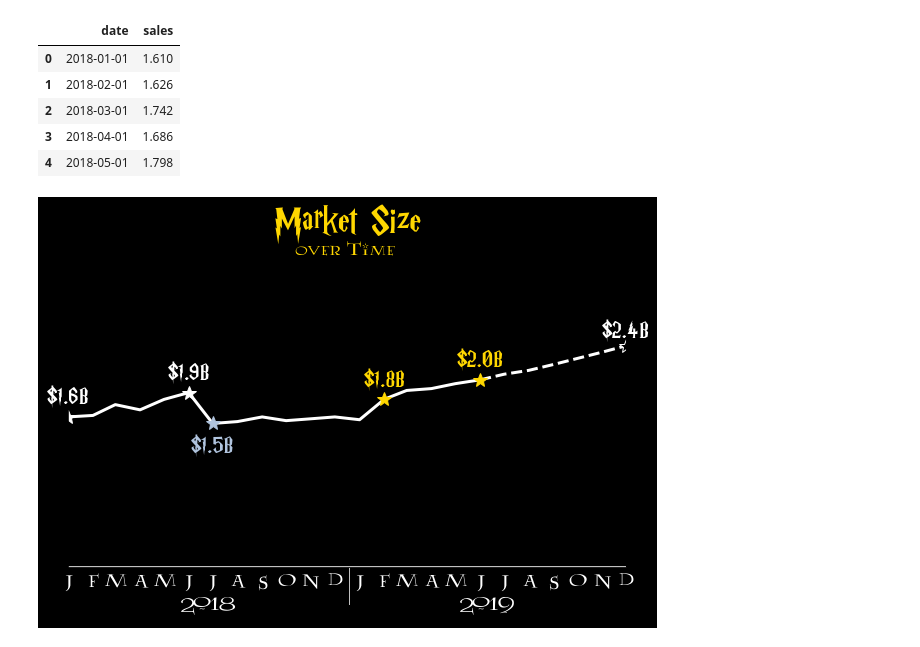
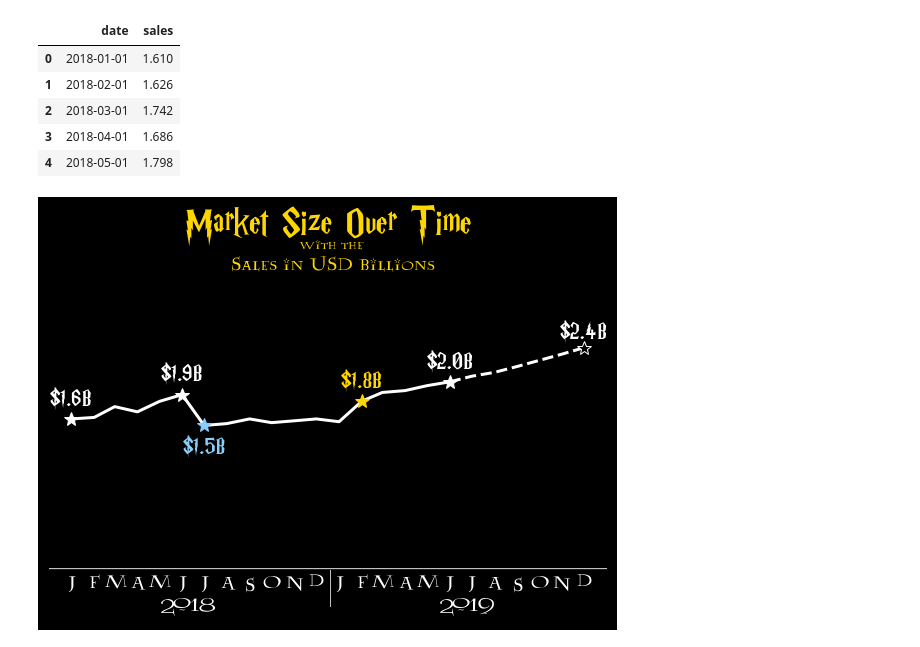
Before and after one commit to SmellsLikeCake/storytelling-with-data, a Jupyter notebook: branding-challenge/harry-potter.ipynb, the cells around one changed output. Drawn from its saved outputs; the diff is of its cells as text; code cells hidden in the pictures.

Commit message:
added data point labels, second x axis and footer

```diff
--- a/branding-challenge/harry-potter.ipynb
+++ b/branding-challenge/harry-potter.ipynb
@@ -14,7 +14,10 @@ prop1 = fm.FontProperties(fname='/Library/Fonts/HarryP.ttf', size=40)
 prop1a = fm.FontProperties(fname='/Library/Fonts/HarryP.ttf', size=23)
 prop2 = fm.FontProperties(fname='/Library/Fonts/Cochin.ttc', size=20)
 prop3 = fm.FontProperties(fname='/Library/Fonts/Lumos.ttf', size=20)
-prop3a = fm.FontProperties(fname='/Library/Fonts/Lumos.ttf', size=10)
+prop3a = fm.FontProperties(fname='/Library/Fonts/Lumos.ttf', size=15)
+prop3b = fm.FontProperties(fname='/Library/Fonts/Lumos.ttf', size=22)
+prop3c = fm.FontProperties(fname='/Library/Fonts/Lumos.ttf', size=35)
+
 
 fig, ax = plt.subplots(figsize=(7,4))
 df.iloc[::-1].plot(kind='barh', legend = False, ax=ax)
@@ -79,7 +82,7 @@ data.loc[0, 'stable'] = data.loc[0, 'sales']
 data.loc[5, 'stable'] = data.loc[5, 'sales']
 data.loc[6, 'down'] = data.loc[6, 'sales']
 data.loc[13, 'up'] = data.loc[13, 'sales']
-data.loc[17, 'up'] = data.loc[17, 'sales']
+data.loc[17, 'stable'] = data.loc[17, 'sales']
 data.loc[23, 'future'] = data.loc[23, 'sales']
 # %%
 fig, ax = plt.subplots(figsize=(10, 6))
@@ -93,7 +96,7 @@ ax.plot(data.loc[data['date'] >= '2019-06-01', 'date'],
         data.loc[data['date'] >= '2019-06-01', 'sales'],
         color='white', linestyle='--', linewidth=3)
 ax.plot(data['date'], data['stable'], '*', color='white', markersize=15)
-ax.plot(data['date'], data['down'], '*', color='lightsteelblue', markersize=15)
+ax.plot(data['date'], data['down'], '*', color='lightskyblue', markersize=15)
 ax.plot(data['date'], data['up'], '*', color='gold', markersize=15)
 ax.plot(data['date'], data['future'], '*', markeredgecolor='white', markerfacecolor='black', markersize=15)
 
@@ -109,7 +112,7 @@ for x, y in zip(data['date'], data['down']):
         continue
     else:
         ax.annotate('${:.1f}B'.format(y), xy=(x, y-0.3),
-                    ha='center', color='lightsteelblue', fontproperties=prop1a)
+                    ha='center', color='lightskyblue', fontproperties=prop1a)
 
 for x, y in zip(data['date'], data['up']):
     if np.isnan(y):
@@ -123,35 +126,39 @@ for x, y in zip(data['date'], data['future']):
         continue
     else:
         ax.annotate('${:.1f}B'.format(y), xy=(x, y+0.1),
                     ha='center', color='white', fontproperties=prop1a)
 
 
 ax.set_ylim([0, 3.5])
-ax.set_xlim(['2018-01-01', '2019-12-01'])
-ax.set_title('Market Size', fontproperties=prop1, color='gold')
-plt.suptitle('over Time', fontproperties=prop3, color='gold',
-            x=0.51, y=0.88)
+ax.set_xlim(['2017-12-01', '2020-01-01'])
+ax.set_title('Market Size Over Time', fontproperties=prop1, color='gold')
+ax.annotate('with the', xy=(0.45, 0.88), fontproperties=prop3a,
+            color='gold', xycoords='figure fraction')
+plt.suptitle('Sales in USD Billions', fontproperties=prop3, color='gold',
+            x=0.52, y=0.85)
 ax.spines['left'].set_visible(False)
 ax.axhline(linewidth=3, color='silver')
 ax.spines['bottom'].set_color('silver')
 ax.set_xticks(data['date'])
 ax.set_xticklabels(['J', 'F', 'M', 'A', 'M', 'J', 'J', 'A', 'S', 'O', 'N', 'D', 'J', 'F', 'M', 'A', 'M', 'J', 'J', 'A', 'S', 'O', 'N', 'D'],
                    color='white', fontproperties=prop3)
 #ax.set_xticklabels(['Jan', 'Apr', 'Jul', 'Oct', 'Jan', 'Apr', 'Jul', 'Oct'],
                   # color='white', fontproperties=prop3)
 
 ax1 = ax.twiny()
 ax1.set_xlim(0, 4)
 ax1.set_xticks([1, 3])
+ax1.spines['left'].set_visible(False)
+ax1.set_yticks([])
 ax1.spines['top'].set_color('black')
 ax1.spines['top'].set_position(('outward', -380))
 ax1.set_xticklabels(['2018', '2019'],
                     color='white', fontproperties=prop3)
 line = lines.Line2D([0.515, 0.515], [0.04, 0.126], transform=fig.transFigure,
                    color='silver', linewidth=1)
 line.set_clip_on(False)
 ax.add_line(line)
 
 plt.show()
 # %% [output]
-[figure, old version]
+[figure, new version]
```
Also changed, not shown: parts of 6 cells of this notebook.
